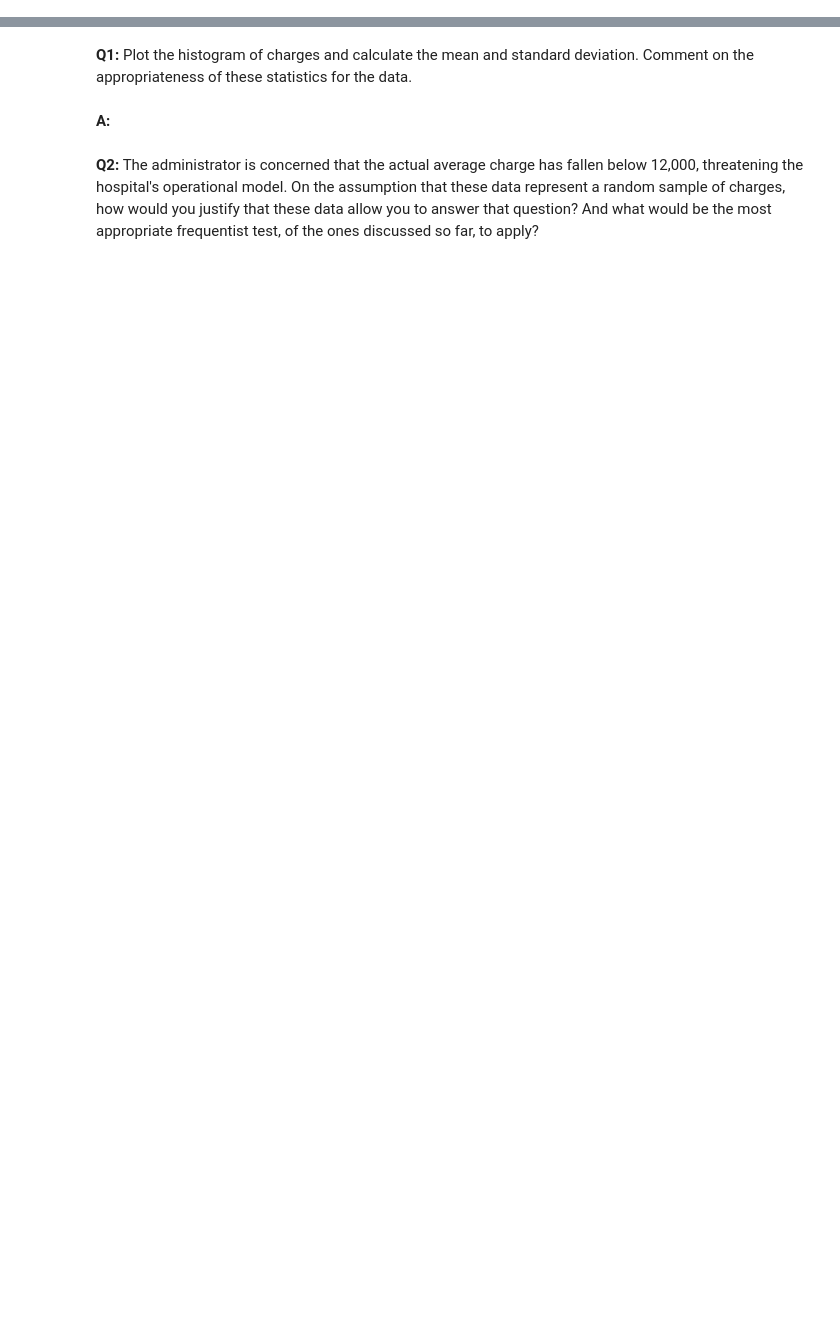
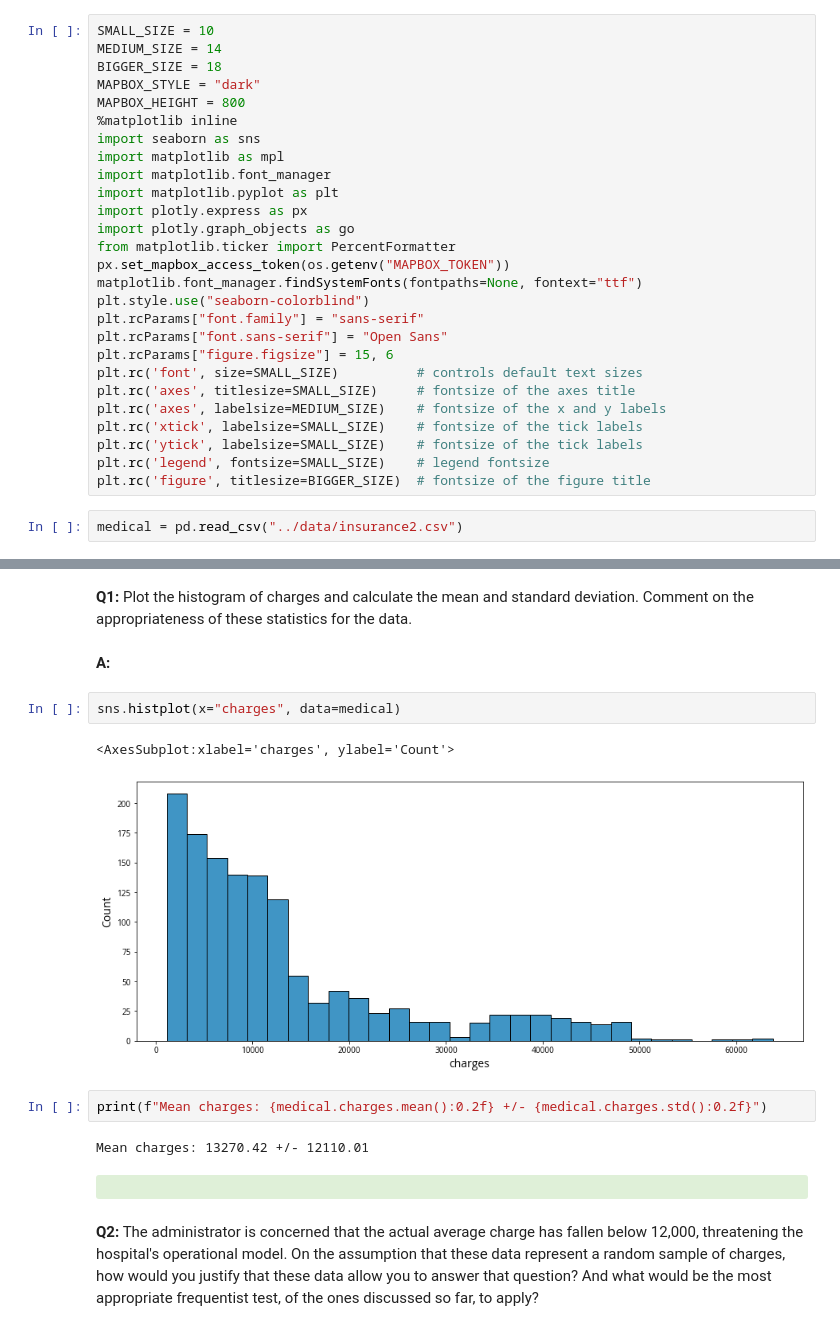
Before and after one commit to watchful-cluckets/springboard_dsci_career_track, a Jupyter notebook: unit_11_python_stats_eda/notebooks/frequentist_inference_case_study_part_b.ipynb, the cells around one changed output, grey strips where cells are left out. Saved outputs shown, nothing was run; the diff lists cells and outputs as text; blank space fills up the shorter version.

```diff
--- a/unit_11_python_stats_eda/notebooks/frequentist_inference_case_study_part_b.ipynb
+++ b/unit_11_python_stats_eda/notebooks/frequentist_inference_case_study_part_b.ipynb
@@ -38,3 +64,32 @@ medical = pd.read_csv("data/insurance2.csv")
+# %%
+SMALL_SIZE = 10
+MEDIUM_SIZE = 14
+BIGGER_SIZE = 18
+MAPBOX_STYLE = "dark"
+MAPBOX_HEIGHT = 800
+%matplotlib inline
+import seaborn as sns
+import matplotlib as mpl
+import matplotlib.font_manager
+import matplotlib.pyplot as plt
+import plotly.express as px
+import plotly.graph_objects as go
+from matplotlib.ticker import PercentFormatter
+px.set_mapbox_access_token(os.getenv("MAPBOX_TOKEN"))
+matplotlib.font_manager.findSystemFonts(fontpaths=None, fontext="ttf")
+plt.style.use("seaborn-colorblind")
+plt.rcParams["font.family"] = "sans-serif"
+plt.rcParams["font.sans-serif"] = "Open Sans"
+plt.rcParams["figure.figsize"] = 15, 6
+plt.rc('font', size=SMALL_SIZE)          # controls default text sizes
+plt.rc('axes', titlesize=SMALL_SIZE)     # fontsize of the axes title
+plt.rc('axes', labelsize=MEDIUM_SIZE)    # fontsize of the x and y labels
+plt.rc('xtick', labelsize=SMALL_SIZE)    # fontsize of the tick labels
+plt.rc('ytick', labelsize=SMALL_SIZE)    # fontsize of the tick labels
+plt.rc('legend', fontsize=SMALL_SIZE)    # legend fontsize
+plt.rc('figure', titlesize=BIGGER_SIZE)  # fontsize of the figure title
+# %%
+medical = pd.read_csv("../data/insurance2.csv")
 # %%
 medical.shape
 # %% [output]
@@ -52,5 +128,17 @@ medical.head()
 __Q1:__ Plot the histogram of charges and calculate the mean and standard deviation. Comment on the appropriateness of these statistics for the data.
 # %% [markdown]
 __A:__
+# %%
+sns.histplot(x="charges", data=medical)
+# %% [output]
+<AxesSubplot:xlabel='charges', ylabel='Count'>
+[figure, added]
+# %%
+print(f"Mean charges: {medical.charges.mean():0.2f} +/- {medical.charges.std():0.2f}")
+# %% [output]
+Mean charges: 13270.42 +/- 12110.01
+# %% [markdown]
+<div class="alert alert-block alert-success">
+<b></b></div>
 # %% [markdown]
 __Q2:__ The administrator is concerned that the actual average charge has fallen below 12,000, threatening the hospital's operational model. On the assumption that these data represent a random sample of charges, how would you justify that these data allow you to answer that question? And what would be the most appropriate frequentist test, of the ones discussed so far, to apply?
```
Also changed, not shown: parts of 24 cells of this notebook, 1 other file.
